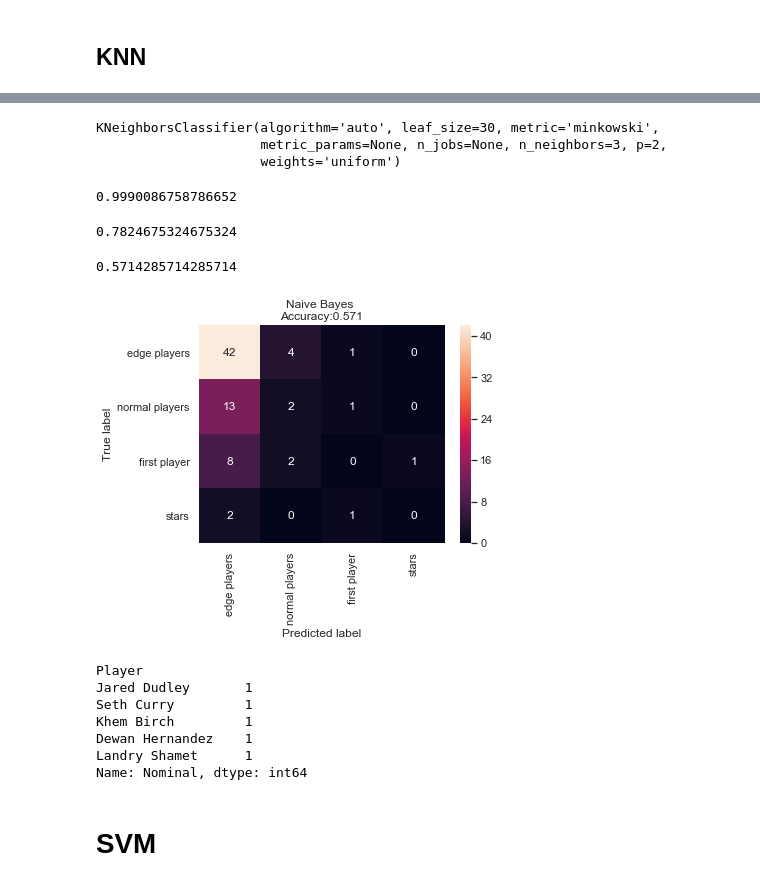
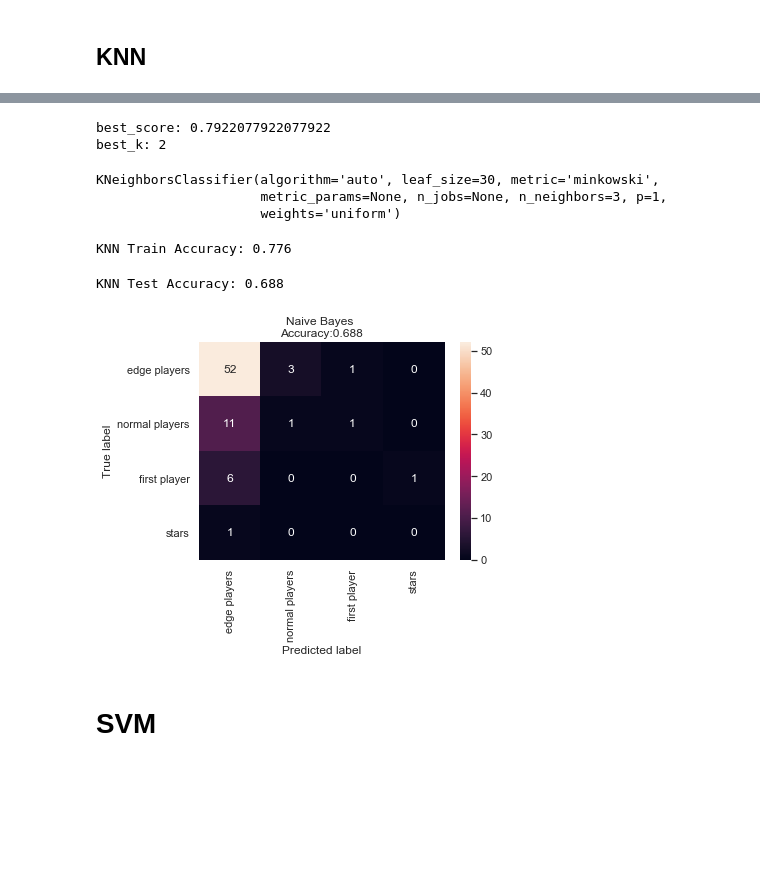
Before and after one commit to TOMMYWHY/158_755DataScience, a Jupyter notebook: project2/project2/Notebooks/EDA.ipynb, the cells around one changed output, grey strips where cells are left out. Drawn from its saved outputs; the diff is of its cells as text; code cells hidden in the pictures; blank space fills up the shorter version.

```diff
--- a/project2/project2/Notebooks/EDA.ipynb
+++ b/project2/project2/Notebooks/EDA.ipynb
@@ -554,2 +547,2 @@ selected_features.to_csv("pre_model_data.csv.gz", compression='gzip')
 # %%
-pre_model_data = load_subgroup("pre_model_data.csv.gz")
+pre_model_data = load_subgroup("pre_model_data_for_classifier.csv.gz")
@@ -600,10 +590,34 @@ print(y_test.shape)
+# %%
+best_score = 0.0
+best_k = 0
+for k in range(2, 20):
+    knn = KNeighborsClassifier(algorithm='auto', leaf_size=30, metric='minkowski',
+           metric_params=None, n_jobs=None, n_neighbors=k, p=1,
+           weights='uniform' )
+
+    knn.fit(X_train,y_train)
+#     y_predict = knn_predict(X_test, X_train, y_train, k)
+#     score = sum(y_predict == y_test) / len(y_test)
+    y_train_predict = knn.predict(X_train)
+    score = accuracy_score(y_train,y_train_predict)
+    if score > best_score:
+        best_score = score
+        best_k = k
+
+print('best_score:',best_score)
+print('best_k:',best_k)
+# %% [output]
+best_score: 0.7922077922077922
+best_k: 2
 # %%
 knn = KNeighborsClassifier(algorithm='auto', leaf_size=30, metric='minkowski',
-           metric_params=None, n_jobs=None, n_neighbors=3, p=2,
-           weights='uniform')
+           metric_params=None, n_jobs=None, n_neighbors=3, p=1,
+           weights='uniform',
+#            weights='distance',
+                          )
 
 knn.fit(X_train,y_train)
 # %% [output]
 KNeighborsClassifier(algorithm='auto', leaf_size=30, metric='minkowski',
-                     metric_params=None, n_jobs=None, n_neighbors=3, p=2,
+                     metric_params=None, n_jobs=None, n_neighbors=3, p=1,
                      weights='uniform')
@@ -613,50 +624,32 @@ intercept = lin_reg.intercept_
 # %%
 y_train_predict = knn.predict(X_train)
-# y_train_predict = knn.predict_proba(X_train)
-# print ("SVM Train Accuracy: %.3f" % accuracy_score(y_train,y_train_predict))
-# y_train_predict
+print ("KNN Train Accuracy: %.3f" % accuracy_score(y_train,y_train_predict))
+# %% [output]
+KNN Train Accuracy: 0.776
-# %%
-intercept
-# %% [output]
-0.9990086758786652
 # %%
-knn.score(X_train,y_train)
+# knn.score(X_train,y_train)
-# %% [output]
-0.7824675324675324
-# %%
-# accuracy = accuracy_score(y_train,y_train_predict)
-knn.score(X_test,y_test)
-# %% [output]
-0.5714285714285714
+# %%
+y_test_predict = knn.predict(X_test)
+
+knn.score(X_test,y_test)
+print ("KNN Test Accuracy: %.3f" % accuracy_score(y_test,y_test_predict))
+# %% [output]
+KNN Test Accuracy: 0.688
 # %%
-from sklearn.metrics import accuracy_score, confusion_matrix, precision_recall_fscore_support
-
-y_predict = knn.predict(X_test)
-cm = confusion_matrix(y_test, y_predict)
+cm = confusion_matrix(y_test, y_test_predict)
 
 # # Transform to df for easier plotting
 cm_df = pd.DataFrame(cm,
                      index = ['edge players','normal players','first player','stars'],
                      columns = ['edge players','normal players','first player','stars'])
 
 plt.figure(figsize=(5.5,4))
 sns.heatmap(cm_df, annot=True)
-plt.title('Naive Bayes \nAccuracy:{0:.3f}'.format(accuracy_score(y_test, y_predict)))
+plt.title('Naive Bayes \nAccuracy:{0:.3f}'.format(accuracy_score(y_test, y_test_predict)))
 plt.ylabel('True label')
 plt.xlabel('Predicted label')
 plt.show()
 # %% [output]
-[figure, old version]
+[figure, new version]
-# %%
-X_train.head()
-y_train.head()
-# %% [output]
-Player
-Jared Dudley       1
-Seth Curry         1
-Khem Birch         1
-Dewan Hernandez    1
-Landry Shamet      1
-Name: Nominal, dtype: int64
 # %% [markdown]
 # SVM
```
Also changed, not shown: parts of 50 cells of this notebook, 5 other files.
